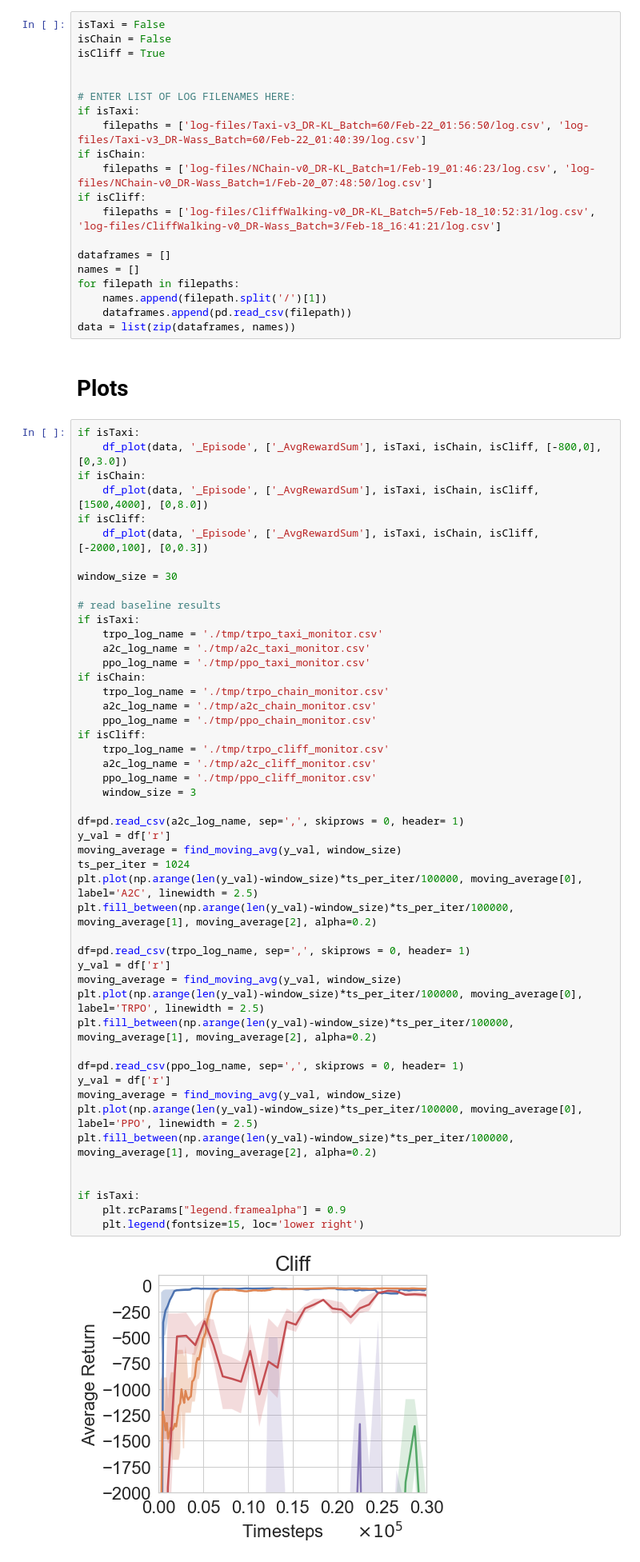
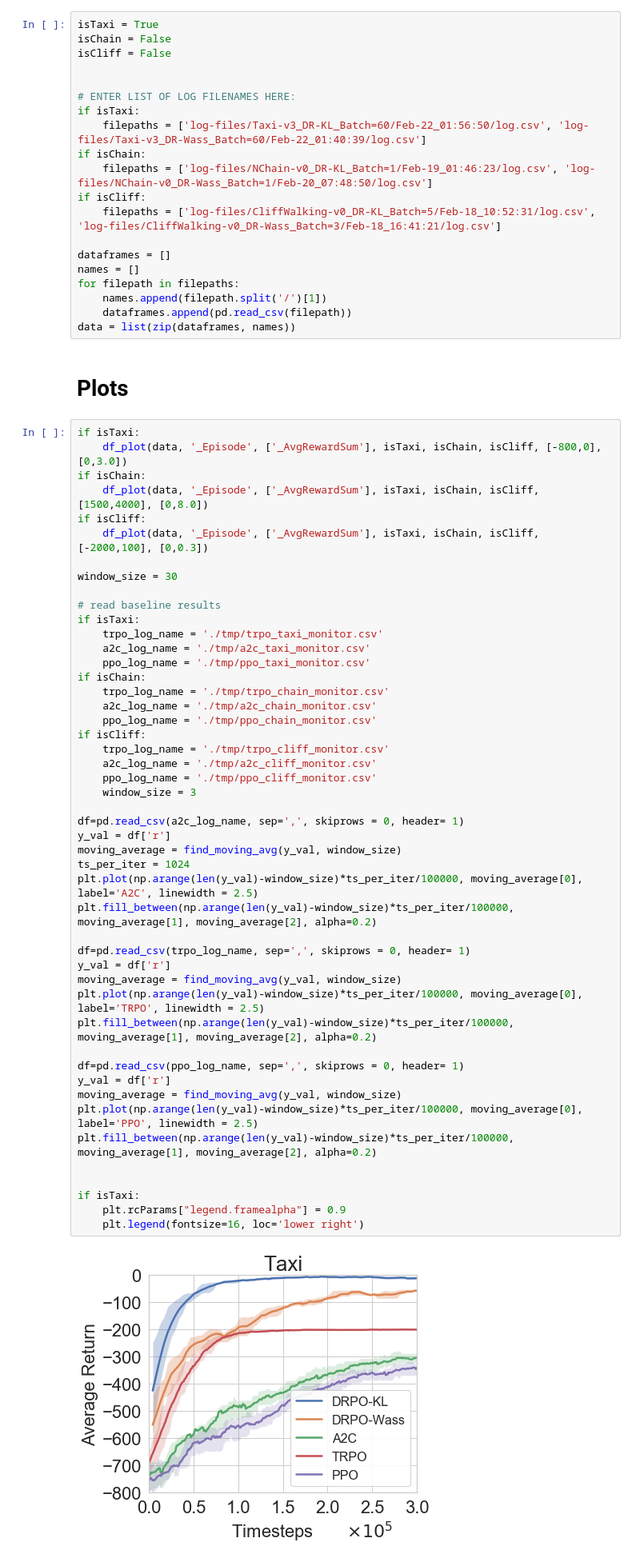
Before and after one commit to kadysongbb/dr-trpo, a Jupyter notebook: tabular/view_training.ipynb, the cells around one changed output. Shown at 80% size. Saved outputs shown, nothing was run; the diff lists cells and outputs as text.

Commit message:
enlarge legend font size

```diff
--- a/tabular/view_training.ipynb
+++ b/tabular/view_training.ipynb
@@ -69,9 +69,9 @@ def df_plot(dfs, x, ys, isTaxi, isChain, isCliff, ylim=None, xlim=None, legend_l
     plt.xlabel('            Timesteps       '+ r'$\times 10^5$',fontsize=22)
     plt.ylabel('Average Return',fontsize=22)
 # %%
-isTaxi = False
+isTaxi = True
 isChain = False
-isCliff = True
+isCliff = False
 
 
 # ENTER LIST OF LOG FILENAMES HERE:
@@ -111,32 +111,32 @@ if isChain:
     ppo_log_name = './tmp/ppo_chain_monitor.csv'
 if isCliff:
     trpo_log_name = './tmp/trpo_cliff_monitor.csv'
     a2c_log_name = './tmp/a2c_cliff_monitor.csv'
     ppo_log_name = './tmp/ppo_cliff_monitor.csv'
     window_size = 3
 
 df=pd.read_csv(a2c_log_name, sep=',', skiprows = 0, header= 1)
 y_val = df['r']
 moving_average = find_moving_avg(y_val, window_size)
 ts_per_iter = 1024
 plt.plot(np.arange(len(y_val)-window_size)*ts_per_iter/100000, moving_average[0], label='A2C', linewidth = 2.5)
 plt.fill_between(np.arange(len(y_val)-window_size)*ts_per_iter/100000, moving_average[1], moving_average[2], alpha=0.2)
 
 df=pd.read_csv(trpo_log_name, sep=',', skiprows = 0, header= 1)
 y_val = df['r']
 moving_average = find_moving_avg(y_val, window_size)
 plt.plot(np.arange(len(y_val)-window_size)*ts_per_iter/100000, moving_average[0], label='TRPO', linewidth = 2.5)
 plt.fill_between(np.arange(len(y_val)-window_size)*ts_per_iter/100000, moving_average[1], moving_average[2], alpha=0.2)
 
 df=pd.read_csv(ppo_log_name, sep=',', skiprows = 0, header= 1)
 y_val = df['r']
 moving_average = find_moving_avg(y_val, window_size)
 plt.plot(np.arange(len(y_val)-window_size)*ts_per_iter/100000, moving_average[0], label='PPO', linewidth = 2.5)
 plt.fill_between(np.arange(len(y_val)-window_size)*ts_per_iter/100000, moving_average[1], moving_average[2], alpha=0.2)
 
 
 if isTaxi:
     plt.rcParams["legend.framealpha"] = 0.9
-    plt.legend(fontsize=15, loc='lower right')
+    plt.legend(fontsize=16, loc='lower right')
 # %% [output]
-[figure, old version]
+[figure, new version]
```
Also changed, not shown: 2 other files.
